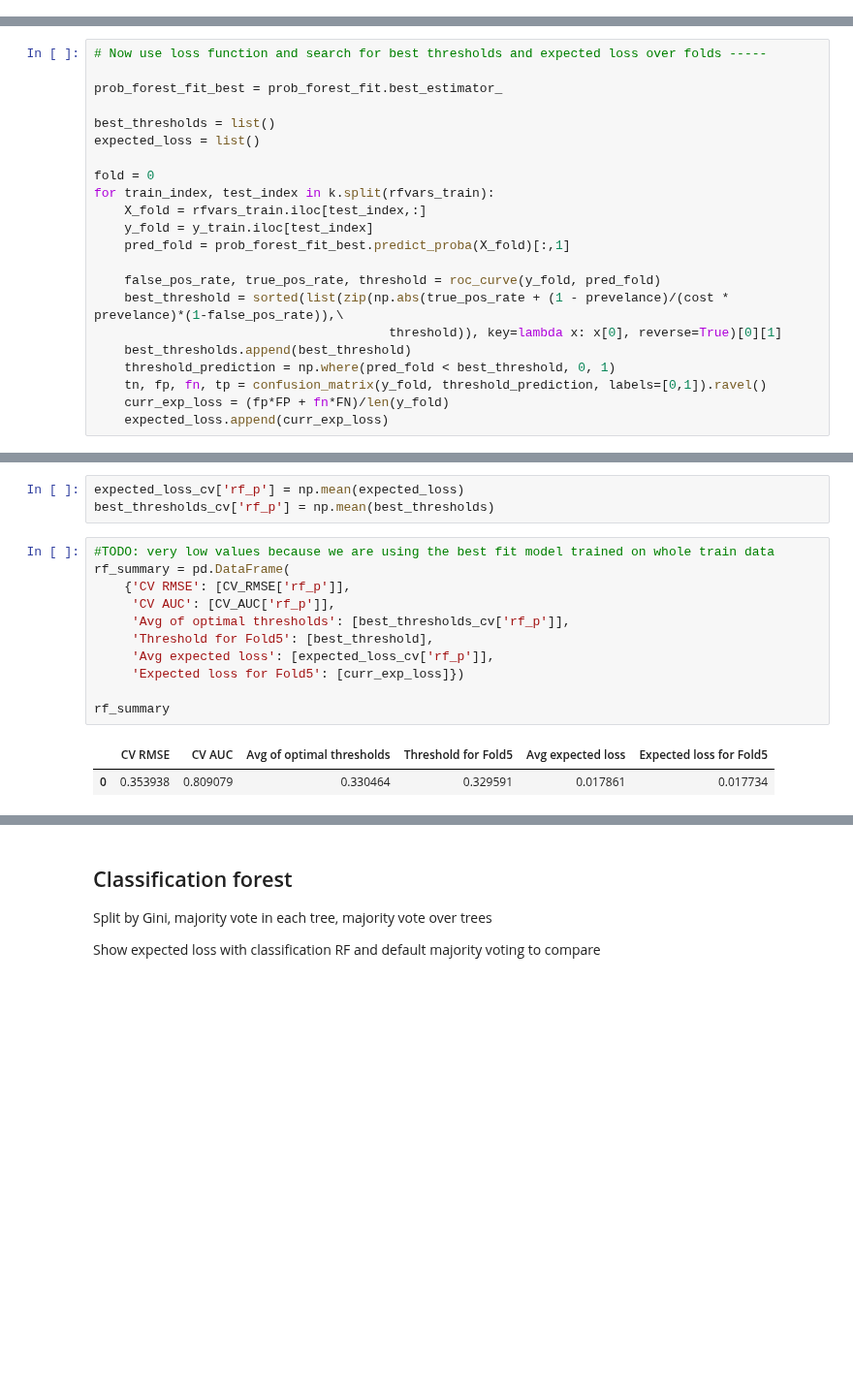
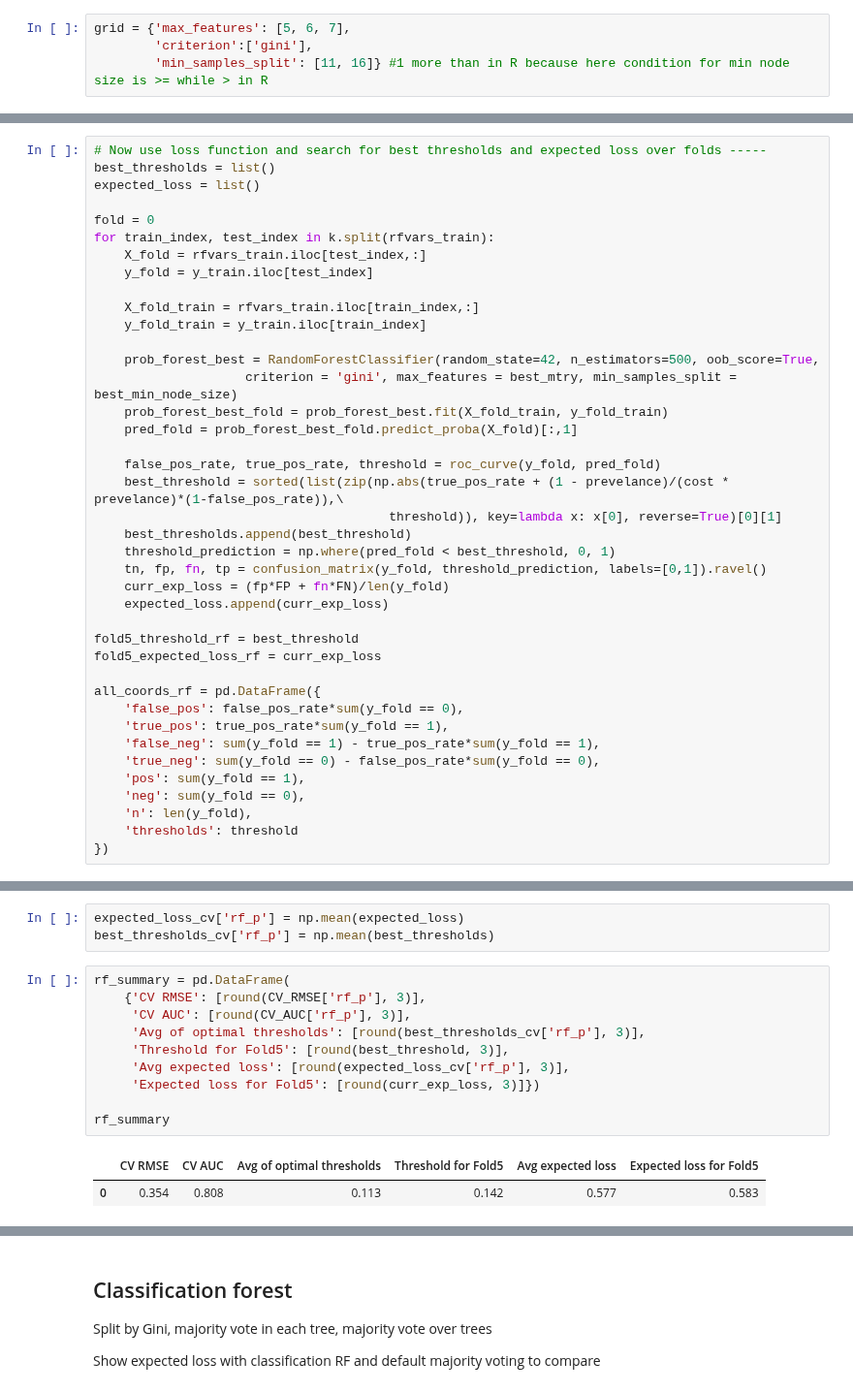
Before and after one commit to gabors-data-analysis/da_case_studies, a Jupyter notebook: ch17-predicting-firm-exit/ch17-predicting-firm-exit.ipynb, the cells around one changed output, grey strips where cells are left out. Shown at 97% size. Cells and saved outputs as stored; diff of their text form; blank space fills up the shorter version.

```diff
--- a/ch17-predicting-firm-exit/ch17-predicting-firm-exit.ipynb
+++ b/ch17-predicting-firm-exit/ch17-predicting-firm-exit.ipynb
@@ -849,3 +840,7 @@ grid = {'max_features': [5, 6, 7],
+# %%
+grid = {'max_features': [5, 6, 7],
+        'criterion':['gini'],
+        'min_samples_split': [11, 16]} #1 more than in R because here condition for min node size is >= while > in R
 # %%
 prob_forest = RandomForestClassifier(random_state=42, n_estimators=500, oob_score=True)
 prob_forest_grid = GridSearchCV(prob_forest, grid, cv=k, refit='accuracy',
@@ -917,9 +912,6 @@ for i in range(5):
 CV_AUC_folds['rf_p'] = CV_AUC_folds_rf_p
 # %%
 # Now use loss function and search for best thresholds and expected loss over folds -----
-
-prob_forest_fit_best = prob_forest_fit.best_estimator_
-
 best_thresholds = list()
 expected_loss = list()
 
@@ -927,7 +919,14 @@ fold = 0
 for train_index, test_index in k.split(rfvars_train):
     X_fold = rfvars_train.iloc[test_index,:]
     y_fold = y_train.iloc[test_index]
-    pred_fold = prob_forest_fit_best.predict_proba(X_fold)[:,1]
+
+    X_fold_train = rfvars_train.iloc[train_index,:]
+    y_fold_train = y_train.iloc[train_index]
+
+    prob_forest_best = RandomForestClassifier(random_state=42, n_estimators=500, oob_score=True,
+                    criterion = 'gini', max_features = best_mtry, min_samples_split = best_min_node_size)
+    prob_forest_best_fold = prob_forest_best.fit(X_fold_train, y_fold_train)
+    pred_fold = prob_forest_best_fold.predict_proba(X_fold)[:,1]
 
     false_pos_rate, true_pos_rate, threshold = roc_curve(y_fold, pred_fold)
     best_threshold = sorted(list(zip(np.abs(true_pos_rate + (1 - prevelance)/(cost * prevelance)*(1-false_pos_rate)),\
@@ -937,3 +936,17 @@ for train_index, test_index in k.split(rfvars_train):
     tn, fp, fn, tp = confusion_matrix(y_fold, threshold_prediction, labels=[0,1]).ravel()
     curr_exp_loss = (fp*FP + fn*FN)/len(y_fold)
     expected_loss.append(curr_exp_loss)
+
+fold5_threshold_rf = best_threshold
+fold5_expected_loss_rf = curr_exp_loss
+
+all_coords_rf = pd.DataFrame({
+    'false_pos': false_pos_rate*sum(y_fold == 0),
+    'true_pos': true_pos_rate*sum(y_fold == 1),
+    'false_neg': sum(y_fold == 1) - true_pos_rate*sum(y_fold == 1),
+    'true_neg': sum(y_fold == 0) - false_pos_rate*sum(y_fold == 0),
+    'pos': sum(y_fold == 1),
+    'neg': sum(y_fold == 0),
+    'n': len(y_fold),
+    'thresholds': threshold
+})
@@ -941,18 +968,17 @@ for train_index, test_index in k.split(rfvars_train):
 expected_loss_cv['rf_p'] = np.mean(expected_loss)
 best_thresholds_cv['rf_p'] = np.mean(best_thresholds)
 # %%
-#TODO: very low values because we are using the best fit model trained on whole train data
 rf_summary = pd.DataFrame(
-    {'CV RMSE': [CV_RMSE['rf_p']],
-     'CV AUC': [CV_AUC['rf_p']],
-     'Avg of optimal thresholds': [best_thresholds_cv['rf_p']],
-     'Threshold for Fold5': [best_threshold],
-     'Avg expected loss': [expected_loss_cv['rf_p']],
-     'Expected loss for Fold5': [curr_exp_loss]})
+    {'CV RMSE': [round(CV_RMSE['rf_p'], 3)],
+     'CV AUC': [round(CV_AUC['rf_p'], 3)],
+     'Avg of optimal thresholds': [round(best_thresholds_cv['rf_p'], 3)],
+     'Threshold for Fold5': [round(best_threshold, 3)],
+     'Avg expected loss': [round(expected_loss_cv['rf_p'], 3)],
+     'Expected loss for Fold5': [round(curr_exp_loss, 3)]})
 
 rf_summary
 # %% [output]
 |  | CV RMSE | CV AUC | Avg of optimal thresholds | Threshold for Fold5 | Avg expected loss | Expected loss for Fold5 |
-| 0 | 0.353938 | 0.809079 | 0.330464 | 0.329591 | 0.017861 | 0.017734 |
+| 0 | 0.354 | 0.808 | 0.113 | 0.142 | 0.577 | 0.583 |
 # %%
 # Create plots based on Fold5 in CV ----------------------------------------------
```
Also changed, not shown: parts of 36 cells of this notebook.
